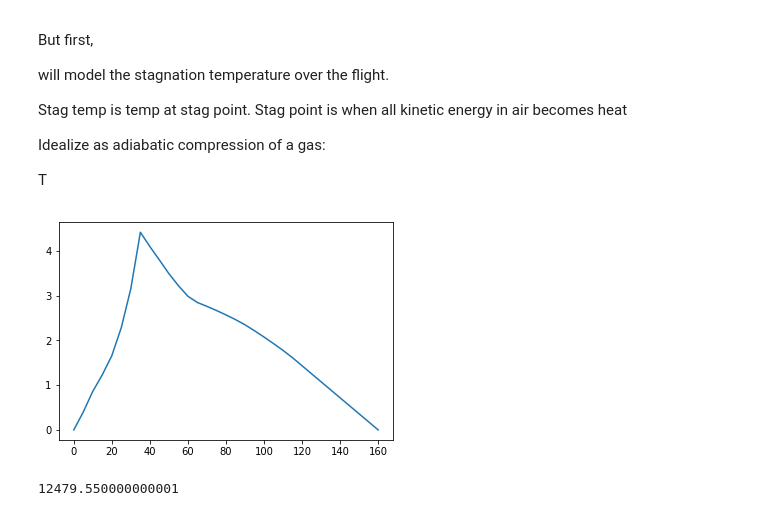
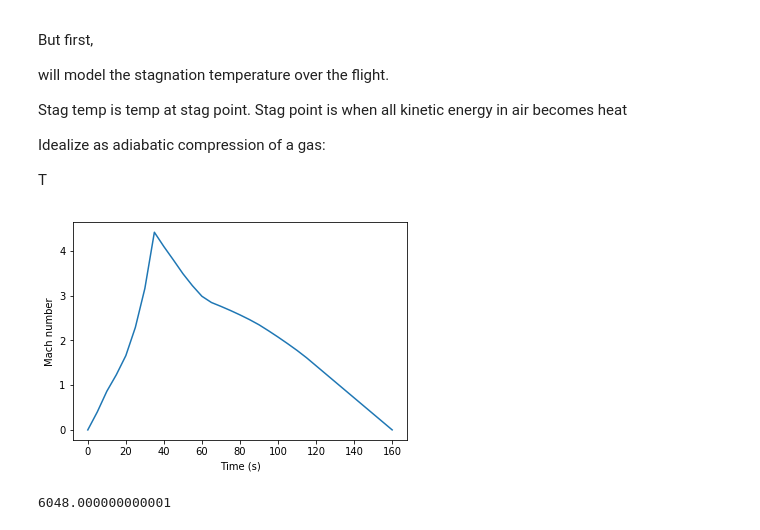
Before and after one commit to Esouder/Phys-203-Final-Project, a Jupyter notebook: flight-simulation.ipynb, the cells around one changed output. Saved outputs shown, nothing was run; the diff lists cells and outputs as text; code cells hidden in the pictures.

```diff
--- a/flight-simulation.ipynb
+++ b/flight-simulation.ipynb
@@ -60,54 +60,59 @@ for alt in altitudes:
 #plt.semilogy(altitudes[::500],P0[::500])
 #plt.semilogy(altitudes[::500],rho0[::500])
 #plt.xticks(np.arange(testalt[0], testP[len(testP)-1]))
 #plt.show()
 # we'll want to graph this for the appendix
 
 T0 = []
 for alt in altitudes:
     alt=float(alt)
     if(alt<=10000):
         T0.append(287.954 - 5.03015 * 10**-3*alt - 1.2859 * 10**-7*alt**2)
     elif(alt<=23000):
         T0.append(225.15)
     elif(alt<=42000):
         T0.append(242.057 - 2.33854 * 10**-3*alt + 7.08133 * 10**-8*alt**2)
     elif(alt<=81500):
         T0.append(-534.104 + 3.95468 * 10**-2*alt - 6.0177 * 10**-7*alt**2 + 2.71838 * 10**-12*alt**3)
     elif(alt<=120000):
         T0.append(867.12 - 9.78603 * 10**-3*alt - 5.75164 * 10**-8*alt**2 + 8.81316 * 10**-13*alt**3)
 
 plt.plot(times[::500],altitudes[::500])
-plt.savefig("figures/altitude", dpi=600)
+plt.xlabel("Time (s)")
+plt.ylabel("Altitude (m)")
+plt.savefig("figures/altitude", dpi=600, bbox_inches='tight')
 plt.clf()
 plt.plot(times[::500],machs[::500])
-plt.savefig("figures/machs", dpi=600)
+plt.ylabel("Mach number")
+plt.xlabel("Time (s)")
+plt.savefig("figures/machs", dpi=600, bbox_inches='tight')
+
 
 #plt.show()
 
 
 #plt.plot(u)
 #plt.plot(k)
 # %% [output]
-[figure, old version]
+[figure, new version]
 # %%
 #A couple of constant
 
 beta = 0.52
-l = 0.3
-epsilon = 0.15
+l = 1
+epsilon = 0.1
 sigma = 5.67*10**-8
 
-c_skin = 921
-tau_skin = 0.005
-rho_skin = 2710
+c_skin = 896
+tau_skin = 0.0025
+rho_skin = 2700
 
 G=c_skin*tau_skin*rho_skin
 print(G)
 
 K= 0.89
 # %% [output]
-12479.550000000001
+6048.000000000001
 # %%
 #initial conditions:
 
```
Also changed, not shown: parts of 1 cell of this notebook, 13 other files.
